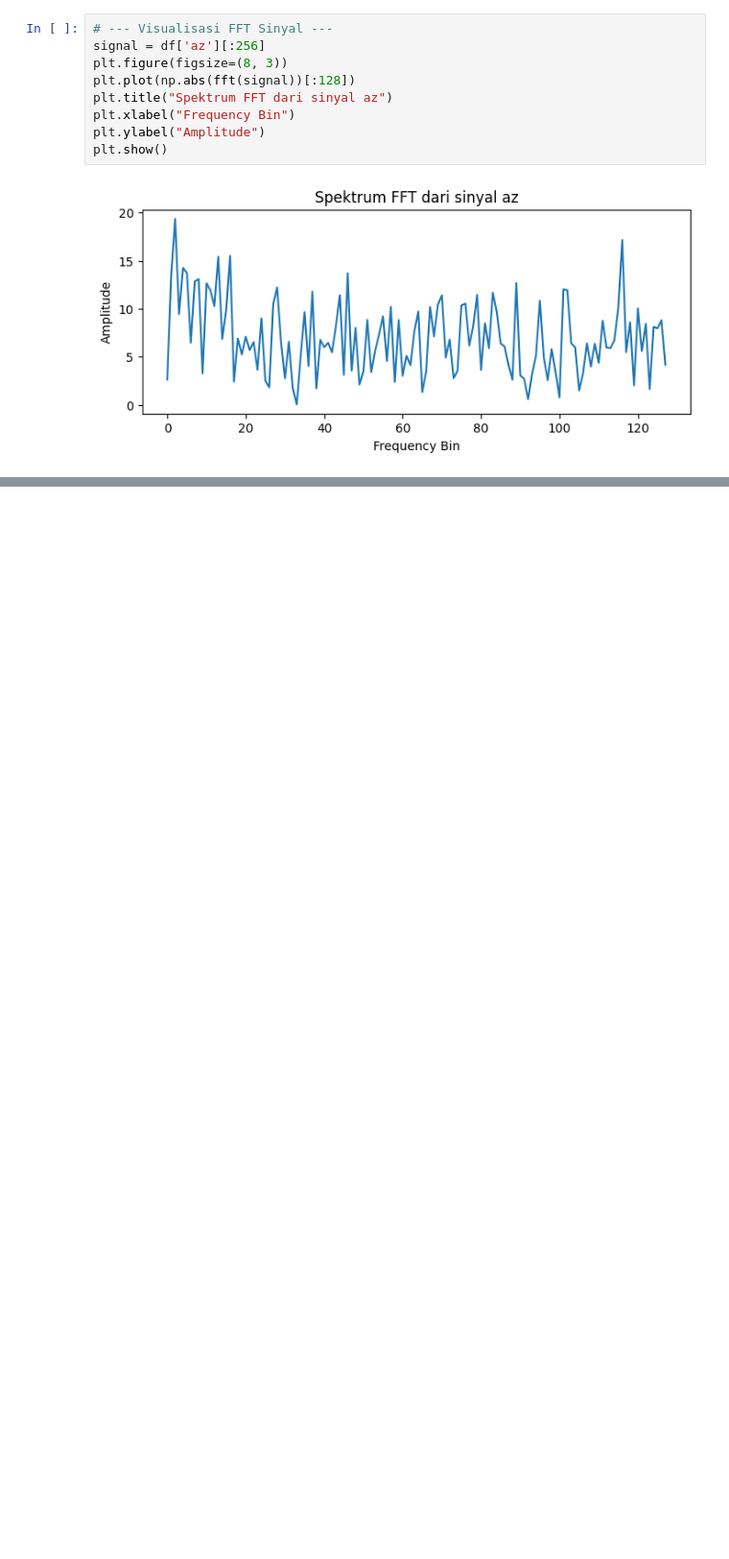
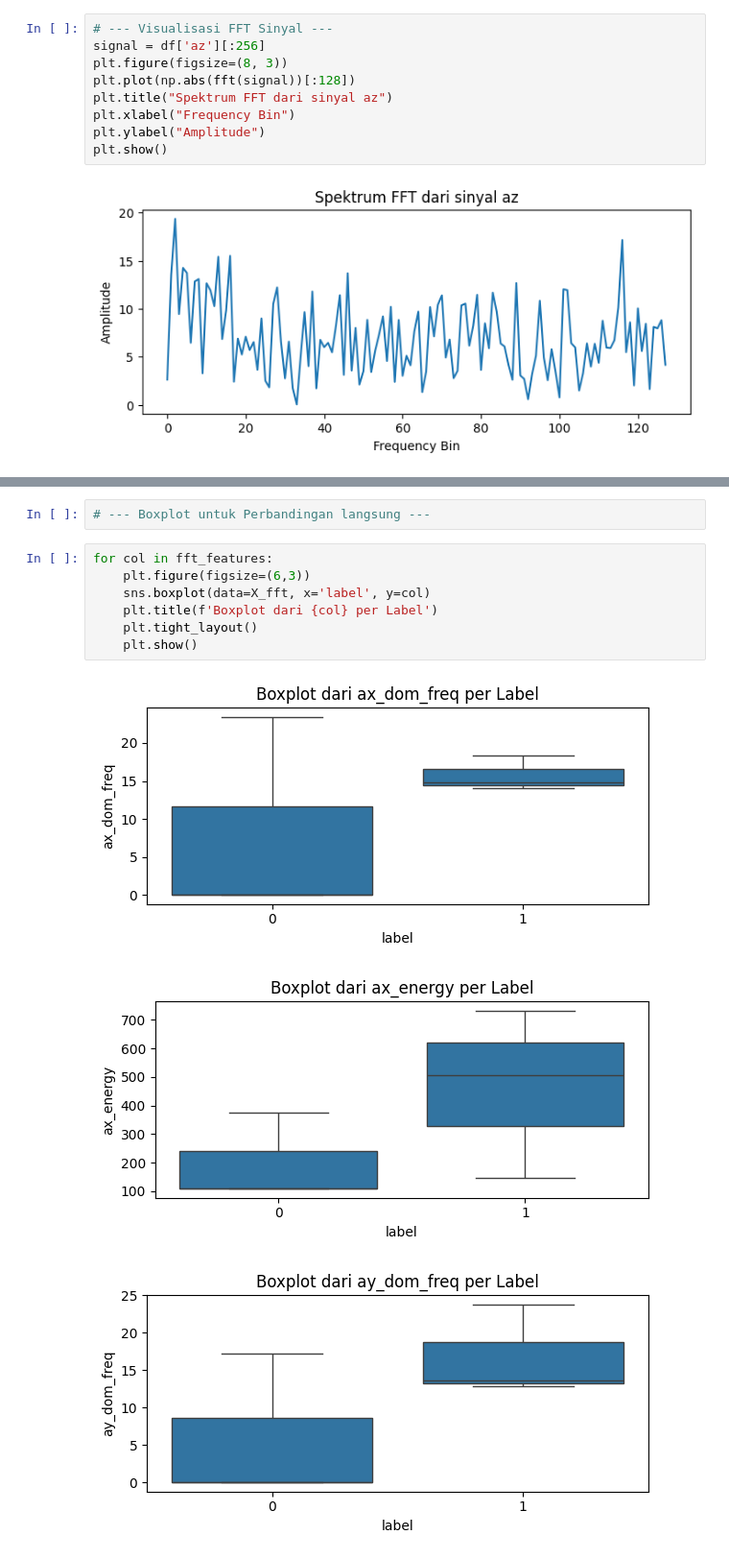
Before and after one commit to verykurniabakti/cv, a Jupyter notebook: 02EkstraksifiturFFT.ipynb, the cells around one changed output, grey strips where cells are left out. Shown at 96% size. Cells and saved outputs as stored; diff of their text form; blank space fills up the shorter version.

Commit message:
Dibuat menggunakan Colab untuk melihat lebih detail atau mengeksplorasi hasil dari FFT

```diff
--- a/02EkstraksifiturFFT.ipynb
+++ b/02EkstraksifiturFFT.ipynb
@@ -64,0 +94,13 @@ plt.show()
+# %%
+# --- Boxplot untuk Perbandingan langsung ---
+# %%
+for col in fft_features:
+    plt.figure(figsize=(6,3))
+    sns.boxplot(data=X_fft, x='label', y=col)
+    plt.title(f'Boxplot dari {col} per Label')
+    plt.tight_layout()
+    plt.show()
+# %% [output]
+[figure, added]
+[figure, added]
+[figure, added]
```
Also changed, not shown: parts of 5 cells of this notebook.
